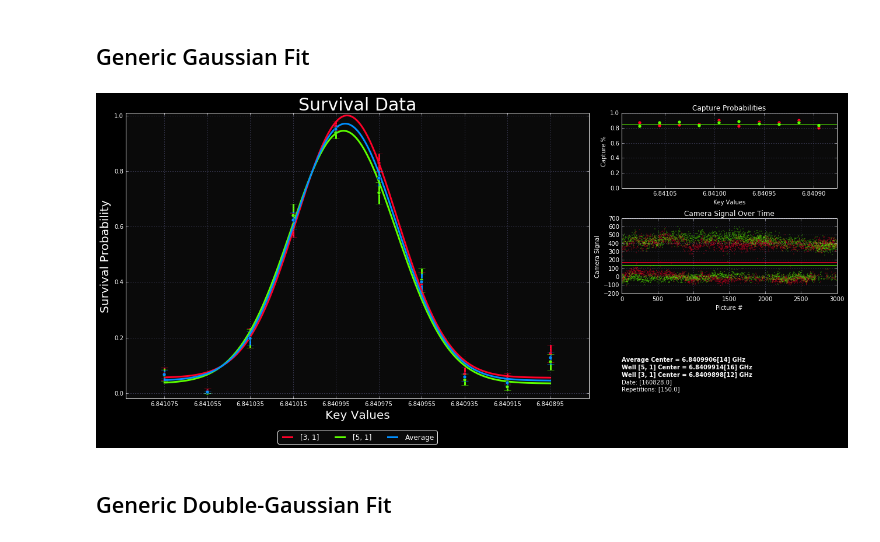
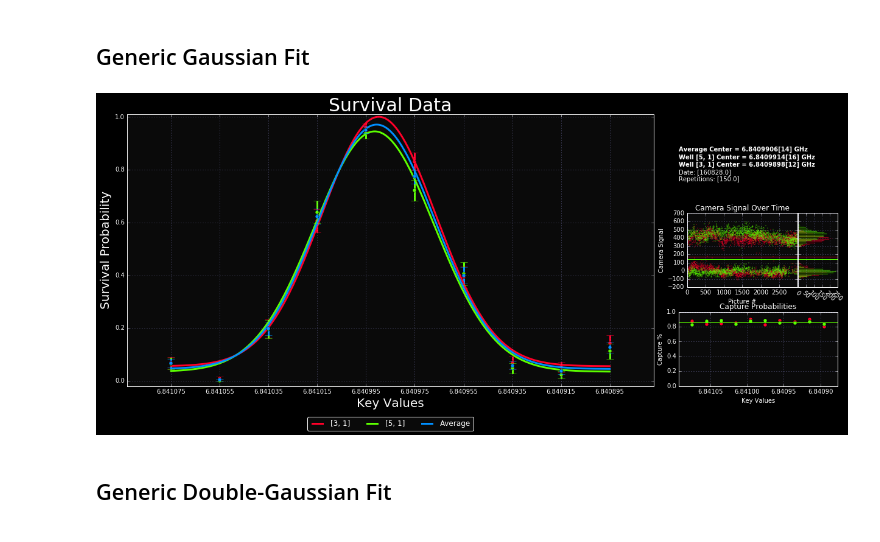
Before and after one commit to aquirdTurtle/Marks-old-analysis-folder, a Jupyter notebook: Templates.ipynb, the cells around one changed output. Drawn from its saved outputs; the diff is of its cells as text; code cells hidden in the pictures.

```diff
--- a/Templates.ipynb
+++ b/Templates.ipynb
@@ -443,7 +460,7 @@ data = importData(date, filename, 14)
 # Atom locations
 locs = ['[3, 1]', '[5, 1]']
 # ################
-# ### fit data ###
+# ### fit the data ###
 #
 data['xForFit'] = np.linspace(min(data['Key']), max(data['Key']), 1000)
 centerGuesses = []
@@ -463,17 +480,26 @@ data['[Correlation Averages]']['fitValues'], data['[Correlation Averages]']['cov
     = fit(gaussian, data['Key'], data['[Correlation Averages]']['Total average single atom survival'],
           p0=[0.95, avgCenterGuess, widthGuess, 0.05])
 data['[Correlation Averages]']['fitData'] = gaussian(data['xForFit'], *data['[Correlation Averages]']['fitValues'])
-# ################
-# ### Plotting ###
-#
+
+# ################ #########################
+# ### Plotting ### #########################
+# ################ #########################
+
 # Make colormap. really only need len(locs) + 1 rgbs, but adding an extra makes the spacing of the colors
 # on this colormap more sensible.
 cmapRGB = mpl.cm.get_cmap('gist_rainbow', len(locs) + 2)
 colormap = []
 for colorInc in range(cmapRGB.N):
     colormap.append(mpl.colors.rgb2hex(cmapRGB(colorInc)[:3]))
+# Setup grid
+grid1 = mpl.gridspec.GridSpec(12, 16)
+grid1.update(left=0.05, right=0.95, wspace=1.2, hspace=1000)
+gridLeft = mpl.gridspec.GridSpec(12, 16)
+gridLeft.update(left=0.001, right=0.95, hspace=1000)
+gridRight = mpl.gridspec.GridSpec(12, 16)
+gridRight.update(left=0.2, right=0.946, wspace=0, hspace=1000)
 # ### Main Plot
-mainPlot = plt.subplot2grid((3,3), (0,0), colspan=2, rowspan=3)
+mainPlot = plt.subplot(grid1[:, :12])
 # Plot Atoms
 for atomInc in range(0, len(locs)):
     mainPlot.errorbar(data['Key'], data[locs[atomInc]]['Survival Averages'], yerr=data[locs[atomInc]]['Survival Errors'],
@@ -496,39 +522,52 @@ mainPlot.set_xlabel("Key Values", fontsize=20)
 mainPlot.legend(loc="upper center", bbox_to_anchor=(0.5,-0.1), fancybox=True, ncol=4)
 mainPlot.grid("on")
 # ### Capture Probabilities Plot
-capturePlot = plt.subplot2grid((3, 3), (0, 2))
+capturePlot = plt.subplot(grid1[8:12, 12:16])
 for atomInc in range(len(locs)):
     capturePlot.plot(data['Key'], data[locs[atomInc]]['Loading Probabilities'], ls='', marker='o',
                      color=colormap[atomInc])
     capturePlot.axhline(np.mean(data[locs[atomInc]]['Loading Probabilities']), color=colormap[atomInc])
 capturePlot.set_ylim({0, 1})
 capturePlot.set_xlim({min(data['Key']) - (max(data['Key']) - min(data['Key'])) / len(data['Key']),
                   max(data['Key']) + (max(data['Key']) - min(data['Key'])) / len(data['Key'])})
 capturePlot.set_xlabel("Key Values")
 capturePlot.set_ylabel("Capture %")
 capturePlot.set_title("Capture Probabilities")
 capturePlot.grid("on")
 # ### Count Series Plot
-countDataPlot = plt.subplot2grid((3, 3), (1, 2))
+countDataPlot = plt.subplot(gridRight[4:8, 12:15])
 for atomInc in range(len(locs)):
     countDataPlot.plot(data[locs[atomInc]]['Data Counts'], color=colormap[atomInc], ls='', marker='.', markersize=1)
     countDataPlot.axhline(data[locs[atomInc]]['Threshold'], color=colormap[atomInc])
 countDataPlot.set_xlabel("Picture #")
 countDataPlot.set_ylabel("Camera Signal")
 countDataPlot.set_title("Camera Signal Over Time")
 countDataPlot.grid("on")
+ticksForVis = countDataPlot.xaxis.get_major_ticks()
+ticksForVis[-1].label1.set_visible(False)
+# Count Histogram Plot
+countHistPlot = plt.subplot(gridLeft[4:8, 15:16], sharey=countDataPlot)
+# countHistPlot = plt.subplot2grid((16, 16), (4, 15), rowspan=4, sharey=countDataPlot)
+for atomInc in range(len(locs)):
+    countHistPlot.hist(data[locs[atomInc]]["Data Counts"], 50, color=colormap[atomInc], orientation='horizontal',
+                       alpha=1/len(locs))
+    countHistPlot.axhline(data[locs[atomInc]]["Threshold"], color=colormap[atomInc])
+ticks = countHistPlot.get_xticklabels()
+for tickInc in range(len(ticks)):
+    ticks[tickInc].set_rotation(-45)
+plt.setp(countHistPlot.get_yticklabels(), visible=False)
+
 # ### info plot
-infoPlot = plt.subplot2grid((3,3), (2,2))
+infoPlot = plt.subplot(grid1[0:4, 12:16])
 infoPlot.axis("off")
 infoPlot.text(0,0.1,"Repetitions: " + str(data['Repetitions']))
 infoPlot.text(0, 0.2, "Date: " + str(data['Date']))
 for atomInc in range(len(locs)):
     infoPlot.text(0,0.3 + 0.1 * atomInc,'Well ' + locs[atomInc] + ' Center = ' + "{:.7f}".format(data[locs[atomInc]]['fitValues'][1]) + "["
                   + "{:.0f}".format(10**7*np.sqrt(data[locs[atomInc]]['covValues'][1][1])) + "] GHz", fontweight='bold')
 infoPlot.text(0,0.3 + 0.1 * len(locs),'Average Center = ' + "{:.7f}".format(data['[Correlation Averages]']['fitValues'][1]) + "["
-              + "{:.0f}".format(10**7*np.sqrt(data['[Correlation Averages]']['covValues'][1][1])) + "] GHz", fontweight='bold')
-plt.tight_layout();
+              + "{:.0f}".format(10**7 * np.sqrt(data['[Correlation Averages]']['covValues'][1][1])) + "] GHz", fontweight='bold');
 # %% [output]
-[figure, old version]
+[figure, new version]
 # %% [markdown]
 ## Generic Double-Gaussian Fit
```
Also changed, not shown: parts of 4 cells of this notebook, 3 other files.
